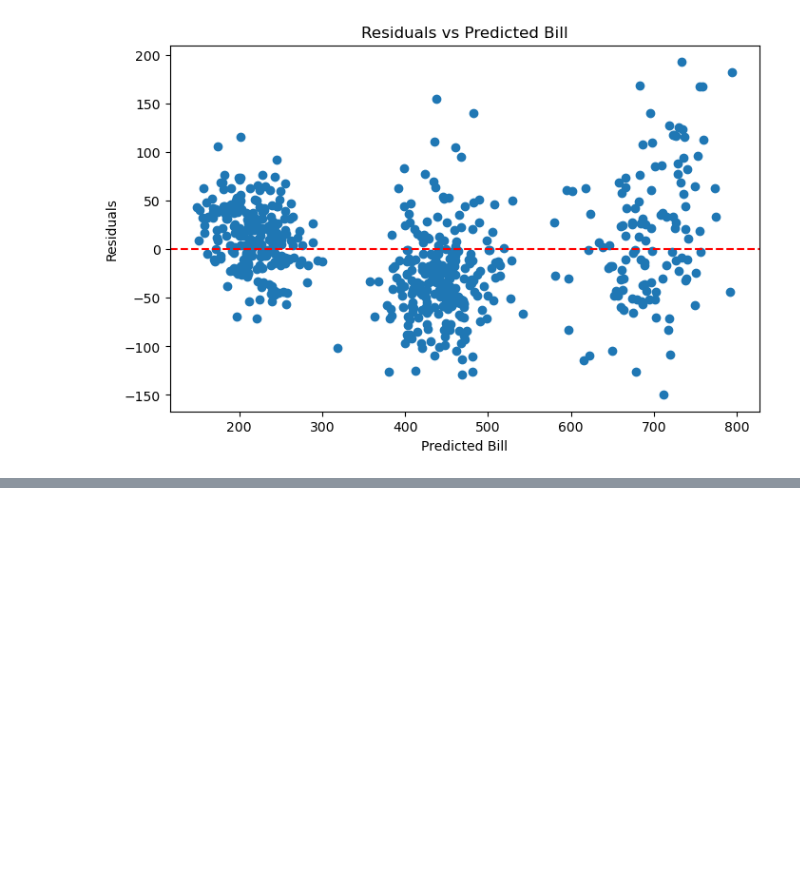
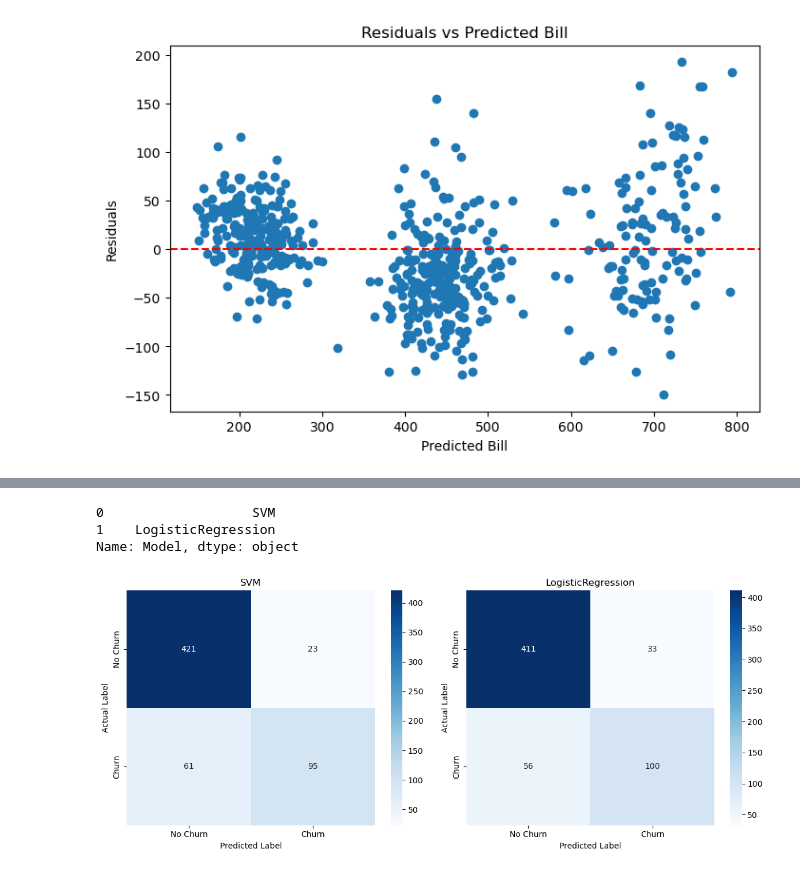
Before and after one commit to Omarsaidmohamed/ml_project1, a Jupyter notebook: notebook/ML_Code.ipynb, the cells around one changed output, grey strips where cells are left out. Saved outputs shown, nothing was run; the diff lists cells and outputs as text; code cells hidden in the pictures; blank space fills up the shorter version.

Commit message:
Updating on notebook (adding Clssification Models)

```diff
--- a/notebook/ML_Code.ipynb
+++ b/notebook/ML_Code.ipynb
@@ -964,0 +1000,3 @@ plt.show()
+# %%
+categorical_features = x.select_dtypes(include=['object' , 'category']).columns
+categorical_features
@@ -964,0 +1043,6 @@ plt.show()
+# %%
+trained_model = {}
+for name , model in models.items():
+        model.fit(x_train , y_train)
+        trained_model[name] = model
+        print(f'Model {name} is trained')
@@ -964,0 +1082,7 @@ plt.show()
+# %%
+result_df = result_df.sort_values(
+    by='F1 score',
+    ascending=False
+).reset_index(drop=True)
+
+result_df.round(4)
@@ -964,0 +1098,37 @@ plt.show()
+# %%
+best_two_models = result_df['Model'].head(2)
+
+best_two_models
+# %% [output]
+0                   SVM
+1    LogisticRegression
+Name: Model, dtype: object
+# %%
+fig, axes = plt.subplots(1, 2, figsize=(12, 5))
+
+for ax, name in zip(axes, best_two_models):
+
+    model = trained_model[name]
+
+    y_pred = model.predict(x_test)
+
+    cm = confusion_matrix(y_test, y_pred)
+
+    sns.heatmap(
+        cm,
+        annot=True,
+        fmt='d',
+        cmap='Blues',
+        xticklabels=['No Churn', 'Churn'],
+        yticklabels=['No Churn', 'Churn'],
+        ax=ax
+    )
+
+    ax.set_title(name)
+    ax.set_xlabel('Predicted Label')
+    ax.set_ylabel('Actual Label')
+
+plt.tight_layout()
+plt.show()
+# %% [output]
+[figure, added]
```
Also changed, not shown: parts of 23 cells of this notebook.
